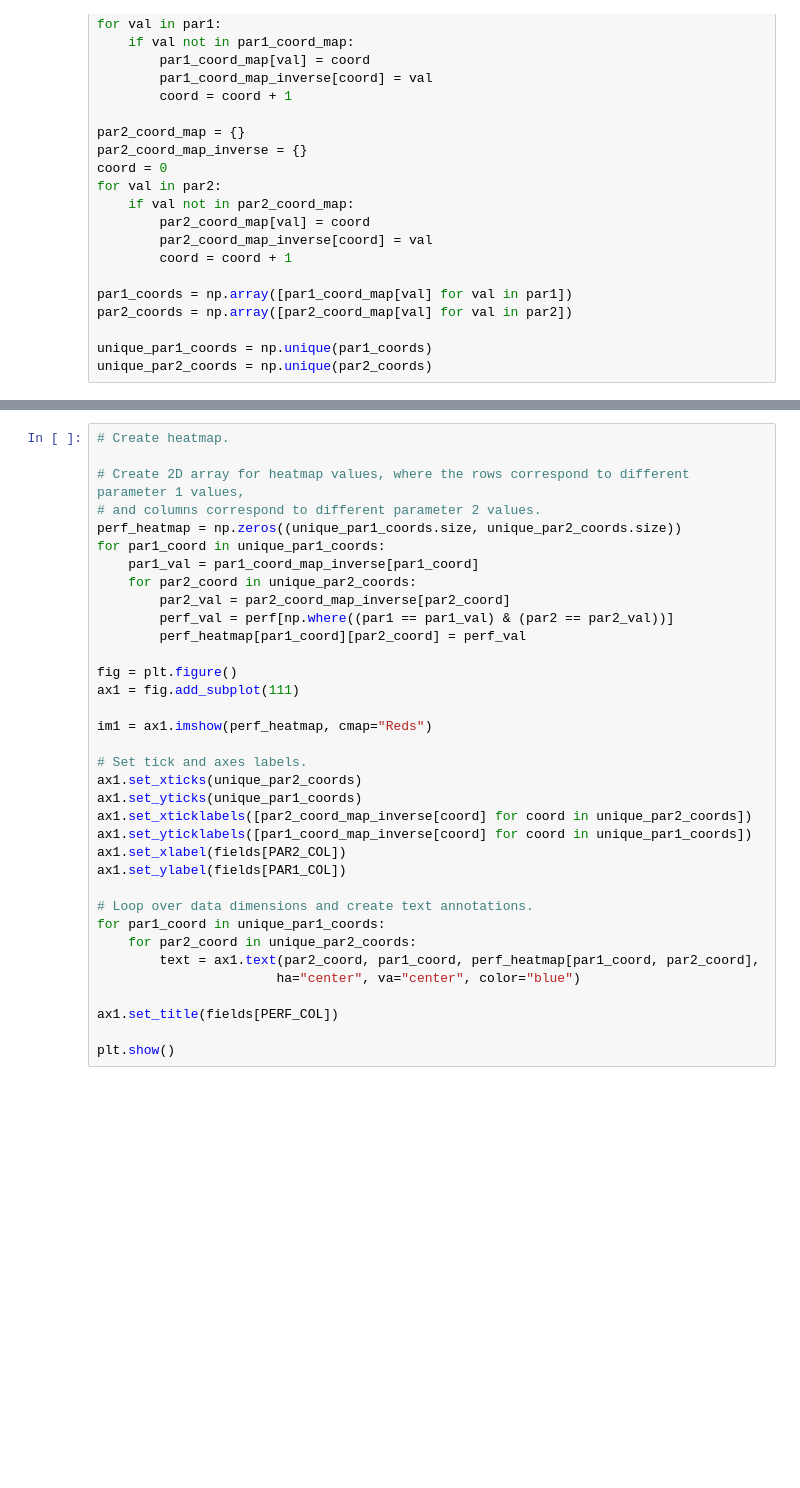
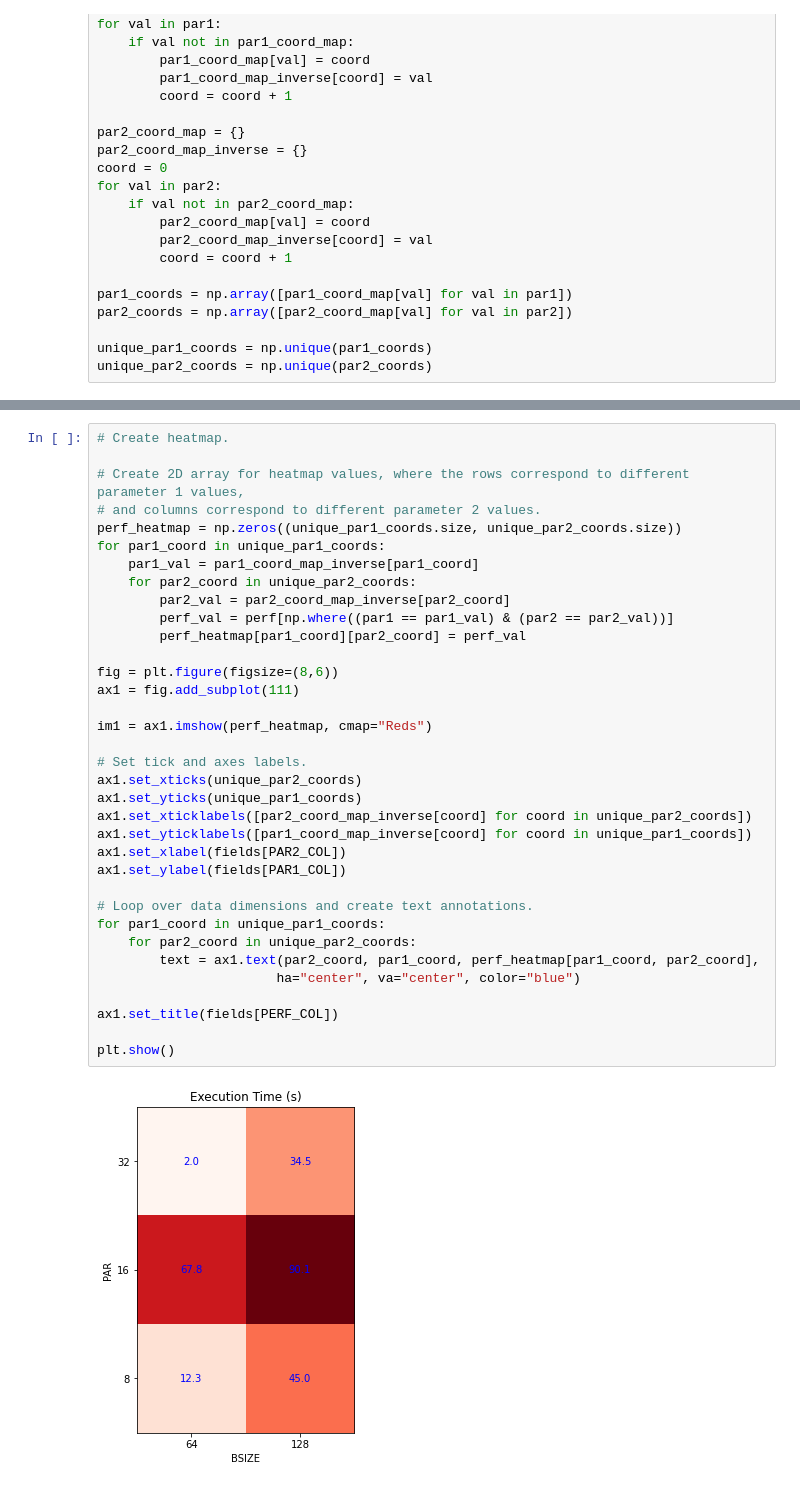
Before and after one commit to amyxan/performance_test_harness, a Jupyter notebook: make_plots_3Dbar_2DbarColor.ipynb, the cells around one changed output, grey strips where cells are left out. Saved outputs shown, nothing was run; the diff lists cells and outputs as text; blank space fills up the shorter version.

```diff
--- a/make_plots_3Dbar_2DbarColor.ipynb
+++ b/make_plots_3Dbar_2DbarColor.ipynb
@@ -186,31 +195,33 @@ plt.show()
 # and columns correspond to different parameter 2 values.
 perf_heatmap = np.zeros((unique_par1_coords.size, unique_par2_coords.size))
 for par1_coord in unique_par1_coords:
     par1_val = par1_coord_map_inverse[par1_coord]
     for par2_coord in unique_par2_coords:
         par2_val = par2_coord_map_inverse[par2_coord]
         perf_val = perf[np.where((par1 == par1_val) & (par2 == par2_val))]
         perf_heatmap[par1_coord][par2_coord] = perf_val
 
-fig = plt.figure()
+fig = plt.figure(figsize=(8,6))
 ax1 = fig.add_subplot(111)
 
 im1 = ax1.imshow(perf_heatmap, cmap="Reds")
 
 # Set tick and axes labels.
 ax1.set_xticks(unique_par2_coords)
 ax1.set_yticks(unique_par1_coords)
 ax1.set_xticklabels([par2_coord_map_inverse[coord] for coord in unique_par2_coords])
 ax1.set_yticklabels([par1_coord_map_inverse[coord] for coord in unique_par1_coords])
 ax1.set_xlabel(fields[PAR2_COL])
 ax1.set_ylabel(fields[PAR1_COL])
 
 # Loop over data dimensions and create text annotations.
 for par1_coord in unique_par1_coords:
     for par2_coord in unique_par2_coords:
         text = ax1.text(par2_coord, par1_coord, perf_heatmap[par1_coord, par2_coord],
                        ha="center", va="center", color="blue")
 
 ax1.set_title(fields[PERF_COL])
 
 plt.show()
+# %% [output]
+[figure, added]
```
Also changed, not shown: parts of 4 cells of this notebook, 3 other files.
